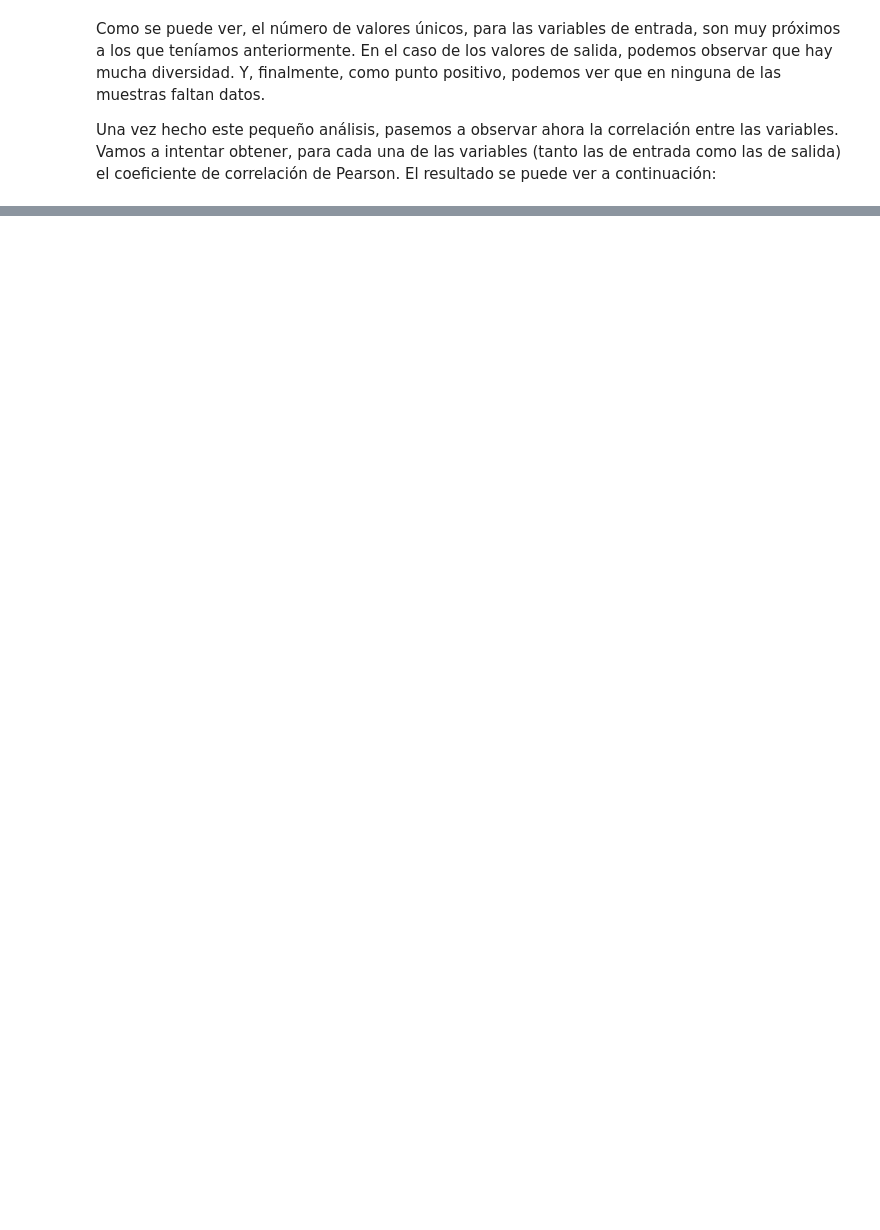
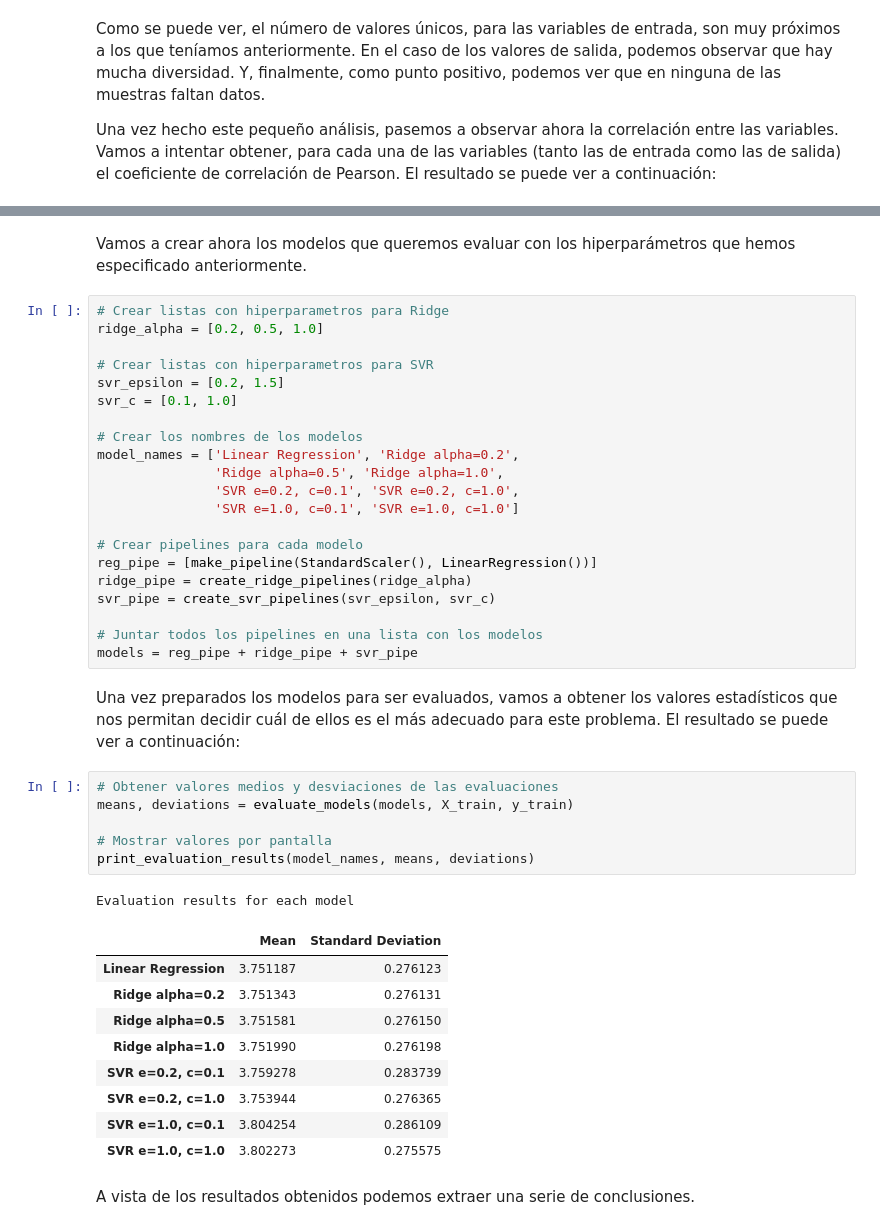
Before and after one commit to Vol0kin/ugr_aprendizaje_automatico, a Jupyter notebook: P3/memoria.ipynb, the cells around one changed output, grey strips where cells are left out. Saved outputs shown, nothing was run; the diff lists cells and outputs as text; blank space fills up the shorter version.

Commit message:
Implemented model evaluation.

```diff
--- a/P3/memoria.ipynb
+++ b/P3/memoria.ipynb
@@ -172,0 +373,44 @@ Escoger nuestros modelos.
+# %% [markdown]
+Vamos a crear ahora los modelos que queremos evaluar con los hiperparámetros que hemos especificado anteriormente.
+# %%
+# Crear listas con hiperparametros para Ridge
+ridge_alpha = [0.2, 0.5, 1.0]
+
+# Crear listas con hiperparametros para SVR
+svr_epsilon = [0.2, 1.5]
+svr_c = [0.1, 1.0]
+
+# Crear los nombres de los modelos
+model_names = ['Linear Regression', 'Ridge alpha=0.2',
+               'Ridge alpha=0.5', 'Ridge alpha=1.0',
+               'SVR e=0.2, c=0.1', 'SVR e=0.2, c=1.0',
+               'SVR e=1.0, c=0.1', 'SVR e=1.0, c=1.0']
+
+# Crear pipelines para cada modelo
+reg_pipe = [make_pipeline(StandardScaler(), LinearRegression())]
+ridge_pipe = create_ridge_pipelines(ridge_alpha)
+svr_pipe = create_svr_pipelines(svr_epsilon, svr_c)
+
+# Juntar todos los pipelines en una lista con los modelos
+models = reg_pipe + ridge_pipe + svr_pipe
+# %% [markdown]
+Una vez preparados los modelos para ser evaluados, vamos a obtener los valores estadísticos que nos permitan decidir cuál de ellos es el más adecuado para este problema. El resultado se puede ver a continuación:
+# %%
+# Obtener valores medios y desviaciones de las evaluaciones
+means, deviations = evaluate_models(models, X_train, y_train)
+
+# Mostrar valores por pantalla
+print_evaluation_results(model_names, means, deviations)
+# %% [output]
+Evaluation results for each model
+|  | Mean | Standard Deviation |
+| Linear Regression | 3.751187 | 0.276123 |
+| Ridge alpha=0.2 | 3.751343 | 0.276131 |
+| Ridge alpha=0.5 | 3.751581 | 0.276150 |
+| Ridge alpha=1.0 | 3.751990 | 0.276198 |
+| SVR e=0.2, c=0.1 | 3.759278 | 0.283739 |
+| SVR e=0.2, c=1.0 | 3.753944 | 0.276365 |
+| SVR e=1.0, c=0.1 | 3.804254 | 0.286109 |
+| SVR e=1.0, c=1.0 | 3.802273 | 0.275575 |
+# %% [markdown]
+A vista de los resultados obtenidos podemos extraer una serie de conclusiones.
```
Also changed, not shown: parts of 25 cells of this notebook, 1 other file.
